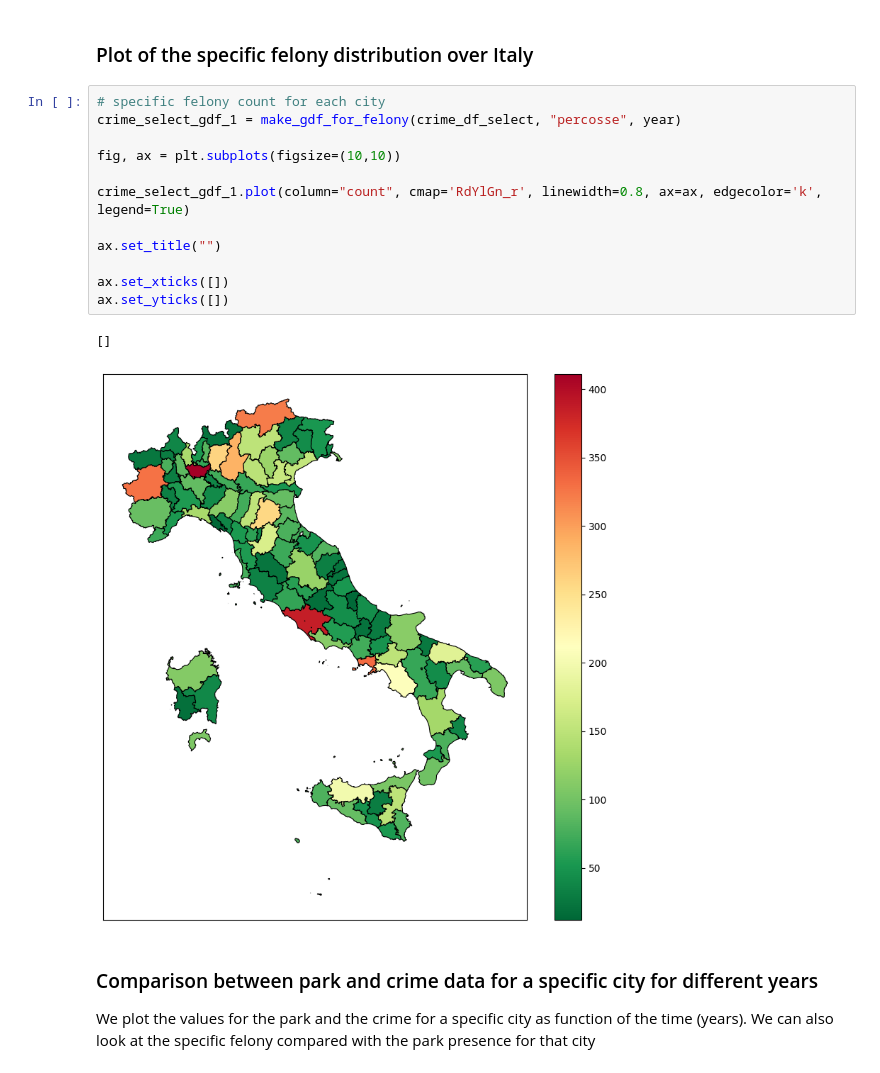
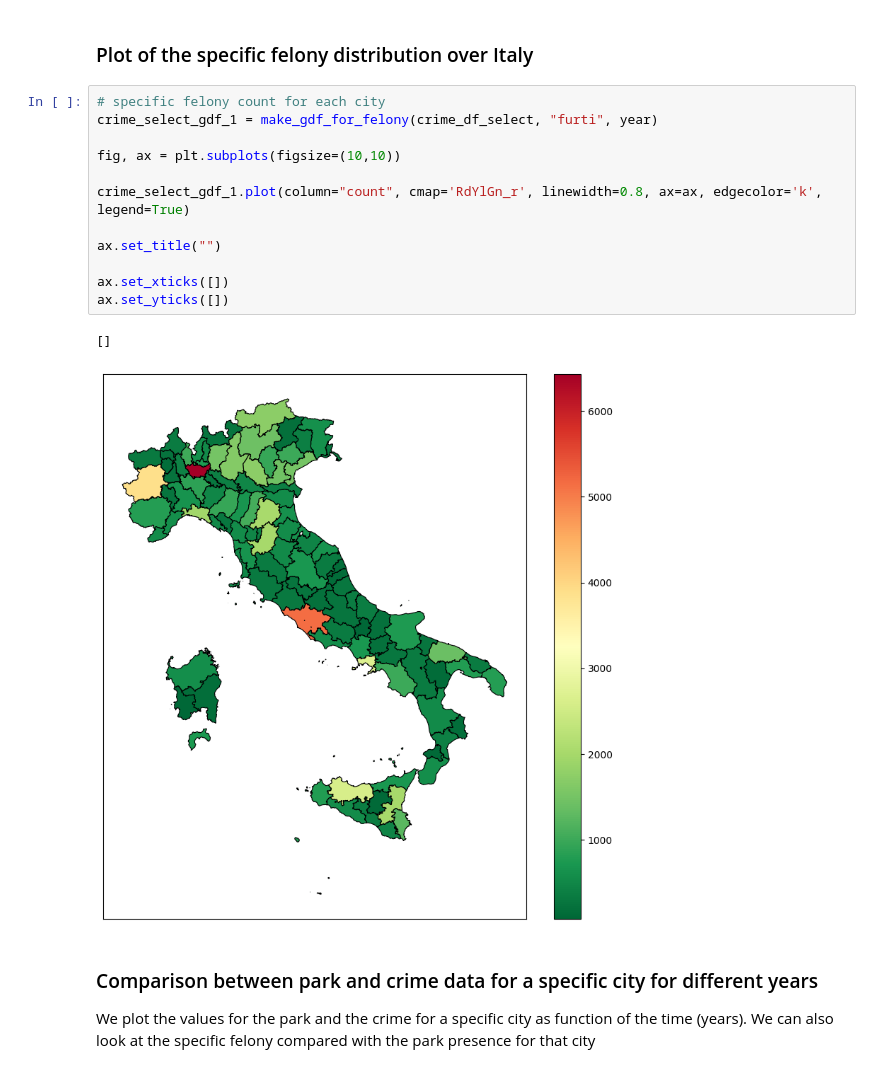
Before and after one commit to leunam10/italian-green-vs-crime-analysis, a Jupyter notebook: notebook/data_exploration.ipynb, the cells around one changed output. Saved outputs shown, nothing was run; the diff lists cells and outputs as text.

```diff
--- a/notebook/data_exploration.ipynb
+++ b/notebook/data_exploration.ipynb
@@ -299,19 +299,19 @@ ax.set_yticks([])
 ### Plot of the specific felony distribution over Italy
 # %%
 # specific felony count for each city
-crime_select_gdf_1 = make_gdf_for_felony(crime_df_select, "percosse", year)
+crime_select_gdf_1 = make_gdf_for_felony(crime_df_select, "furti", year)
 
 fig, ax = plt.subplots(figsize=(10,10))
 
 crime_select_gdf_1.plot(column="count", cmap='RdYlGn_r', linewidth=0.8, ax=ax, edgecolor='k', legend=True)
 
 ax.set_title("")
 
 ax.set_xticks([])
 ax.set_yticks([])
 # %% [output]
 []
-[figure, old version]
+[figure, new version]
 # %% [markdown]
 ### Comparison between park and crime data for a specific city for different years
 
```
Also changed, not shown: parts of 3 cells of this notebook.
